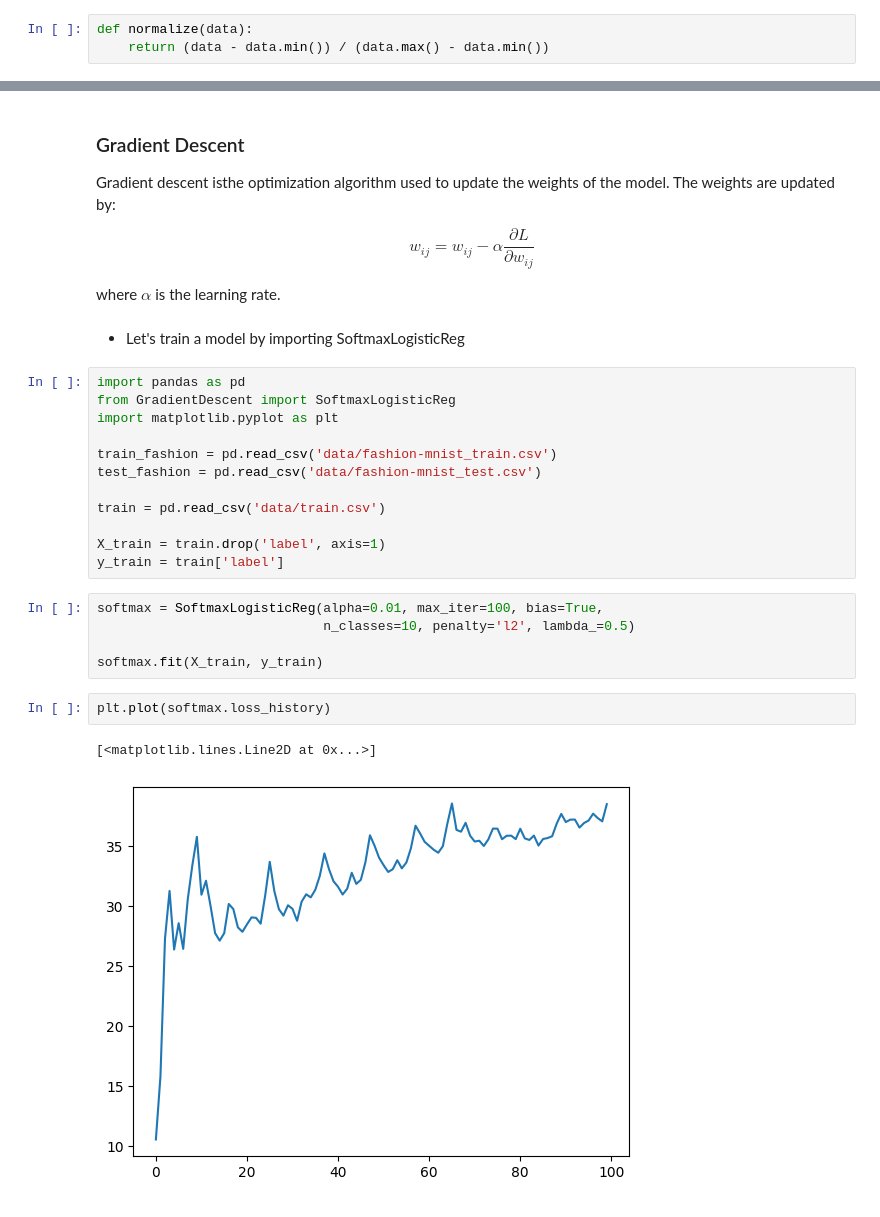
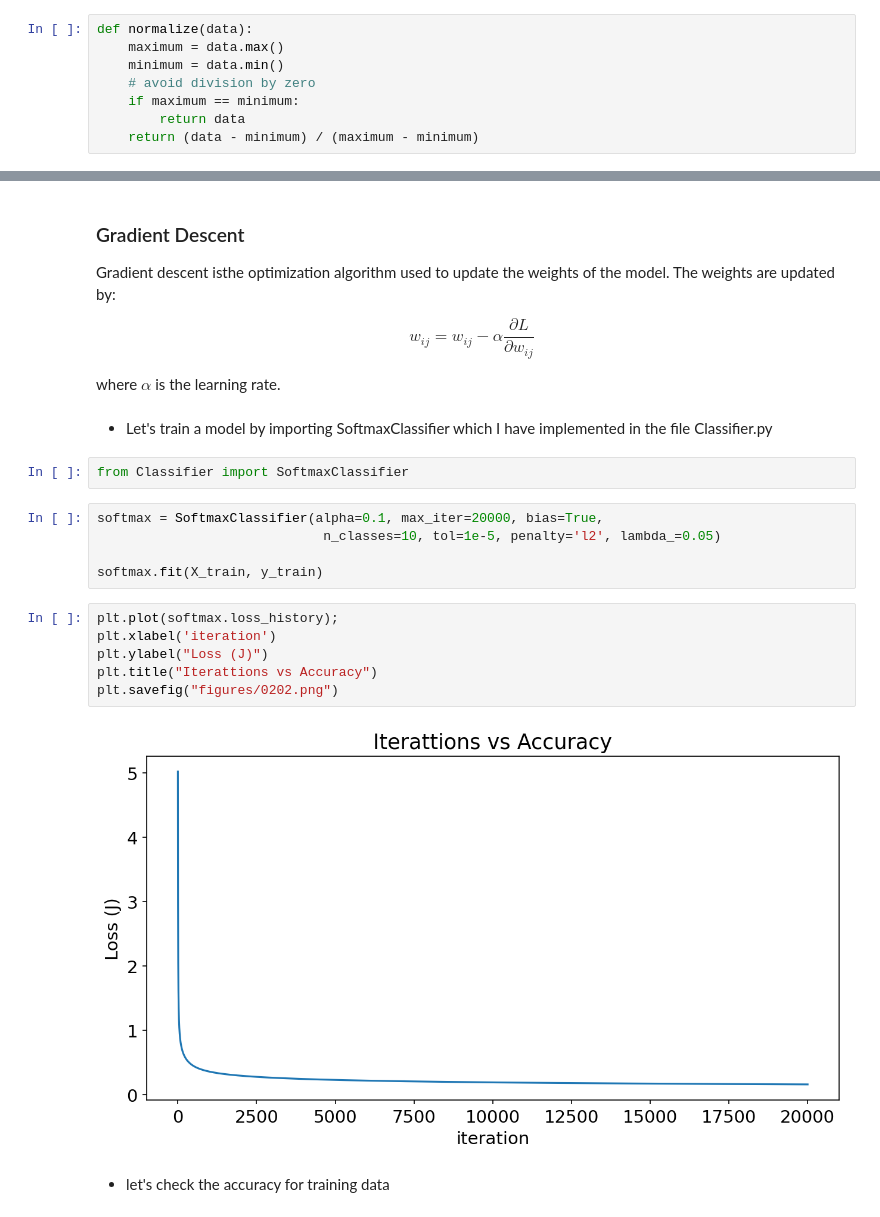
Before and after one commit to SKT27182/Deep-Learning-for-Mechanics-APL-745, a Jupyter notebook: Assignments/assign_3/Problem-2.ipynb, the cells around one changed output, grey strips where cells are left out. Saved outputs shown, nothing was run; the diff lists cells and outputs as text.

```diff
--- a/Assignments/assign_3/Problem-2.ipynb
+++ b/Assignments/assign_3/Problem-2.ipynb
@@ -67,9 +70,14 @@ fig.savefig('0201.png')
 Normalizing all the features by scaling them between 0 and 1
 
 $$x_{norm} = \frac{x - x_{min}}{x_{max} - x_{min}}$$
-# %%
-def normalize(data):
-    return (data - data.min()) / (data.max() - data.min())
+# %%
+def normalize(data):
+    maximum = data.max()
+    minimum = data.min()
+    # avoid division by zero
+    if maximum == minimum:
+        return data
+    return (data - minimum) / (maximum - minimum)
 # %%
 for col in train_fashion.columns:
     if col != "label":
@@ -138,27 +156,22 @@ $$w_{ij} = w_{ij} - \alpha\frac{\partial L}{\partial w_{ij}}$$
 
 where $\alpha$ is the learning rate.
 # %% [markdown]
-- Let's train a model by importing SoftmaxLogisticReg
+- Let's train a model by importing SoftmaxClassifier which I have implemented in the file Classifier.py
-# %%
-import pandas as pd
-from GradientDescent import SoftmaxLogisticReg
-import matplotlib.pyplot as plt
-
-train_fashion = pd.read_csv('data/fashion-mnist_train.csv')
-test_fashion = pd.read_csv('data/fashion-mnist_test.csv')
-
-train = pd.read_csv('data/train.csv')
-
-X_train = train.drop('label', axis=1)
-y_train = train['label']
+# %%
+from Classifier import SoftmaxClassifier
 # %%
-softmax = SoftmaxLogisticReg(alpha=0.01, max_iter=100, bias=True,
-                             n_classes=10, penalty='l2', lambda_=0.5)
+softmax = SoftmaxClassifier(alpha=0.1, max_iter=20000, bias=True,
+                             n_classes=10, tol=1e-5, penalty='l2', lambda_=0.05)
 
 softmax.fit(X_train, y_train)
-# %%
-plt.plot(softmax.loss_history)
-# %% [output]
-[<matplotlib.lines.Line2D at 0x...>]
-[figure, removed]
+# %%
+plt.plot(softmax.loss_history);
+plt.xlabel('iteration')
+plt.ylabel("Loss (J)")
+plt.title("Iterattions vs Accuracy")
+plt.savefig("figures/0202.png")
+# %% [output]
+[figure, added]
+# %% [markdown]
+- let's check the accuracy for training data
 # %%
```
Also changed, not shown: parts of 18 cells of this notebook, 19 other files.
